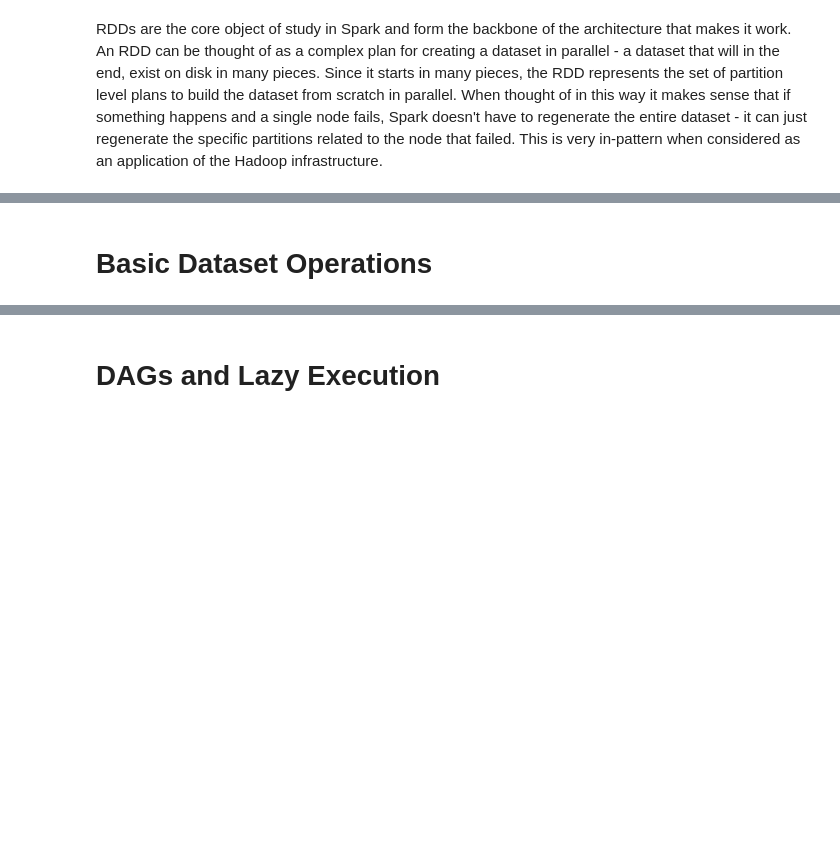
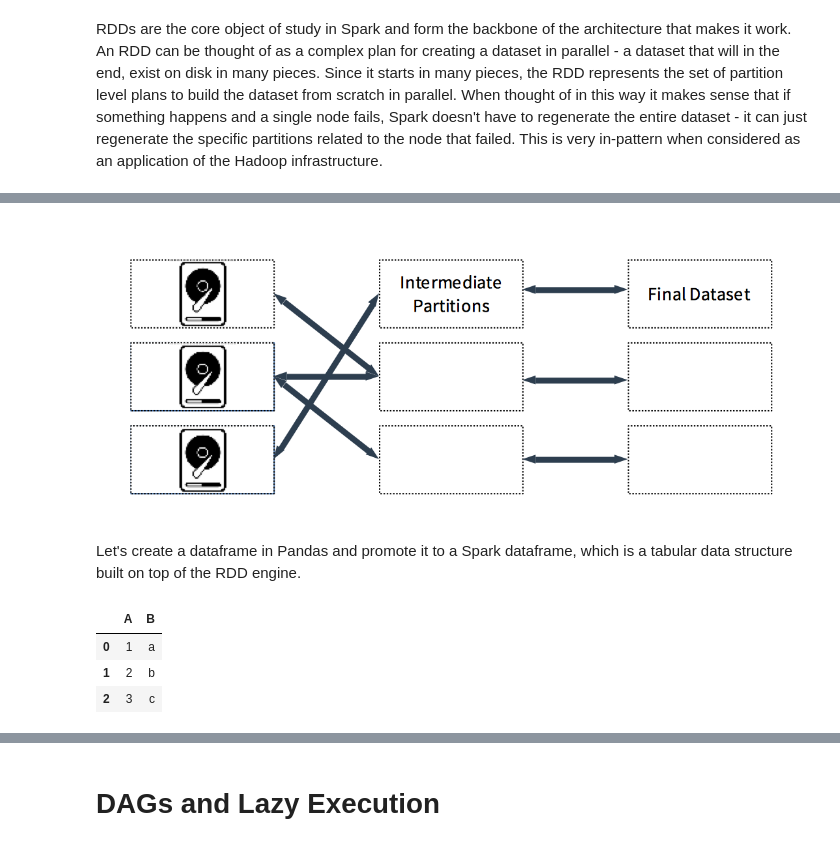
Before and after one commit to brandonbm00/CodingTemplePythonDataScience, a Jupyter notebook: bigdata/big_data_intro_thru_python.ipynb, the cells around one changed output, grey strips where cells are left out. Drawn from its saved outputs; the diff is of its cells as text; code cells hidden in the pictures; blank space fills up the shorter version.

```diff
--- a/bigdata/big_data_intro_thru_python.ipynb
+++ b/bigdata/big_data_intro_thru_python.ipynb
@@ -92,2 +60,7 @@ Found 101 items
-# %% [markdown]
-# Basic Dataset Operations
+# %%
+from IPython.display import Image
+Image(filename='../rdd.png')
+# %% [output]
+[figure, added]
+# %% [markdown]
+Let's create a dataframe in Pandas and promote it to a Spark dataframe, which is a tabular data structure built on top of the RDD engine.
@@ -93,0 +72,7 @@ Found 101 items
+# %%
+df.head()
+# %% [output]
+|  | A | B |
+| 0 | 1 | a |
+| 1 | 2 | b |
+| 2 | 3 | c |
```
Also changed, not shown: parts of 31 cells of this notebook.
